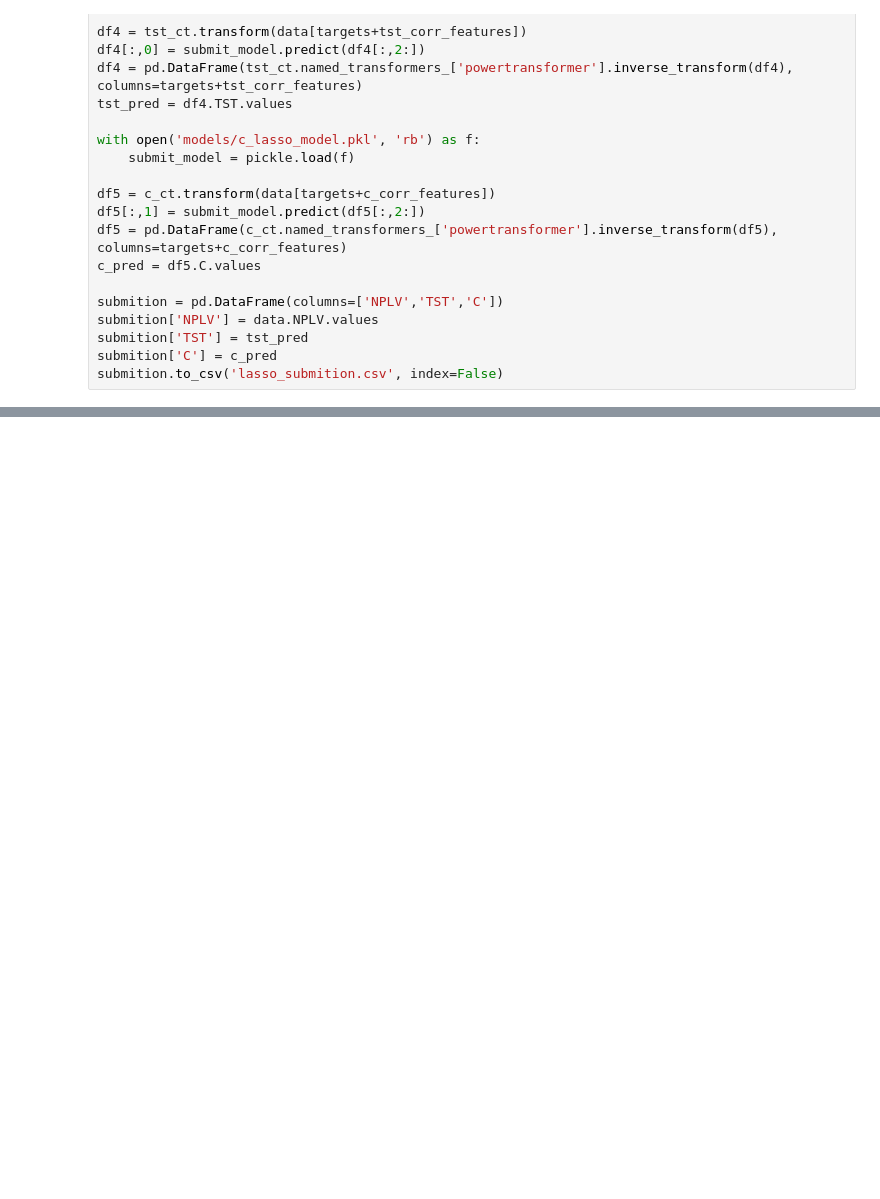
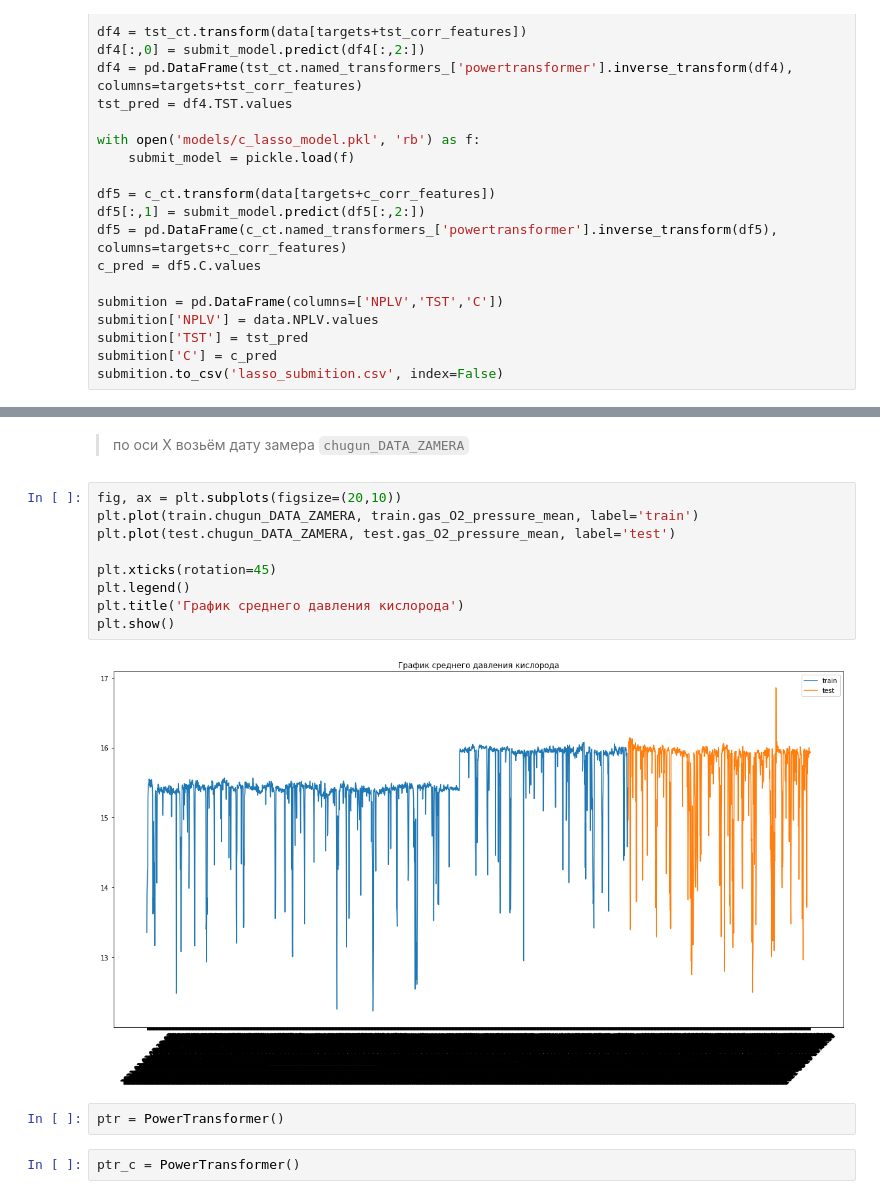
Before and after one commit to waico/evraz-hack, a Jupyter notebook: notebooks/LassoCV.ipynb, the cells around one changed output, grey strips where cells are left out. Drawn from its saved outputs; the diff is of its cells as text; blank space fills up the shorter version.

```diff
--- a/notebooks/LassoCV.ipynb
+++ b/notebooks/LassoCV.ipynb
@@ -578,0 +616,17 @@ submition.to_csv('lasso_submition.csv', index=False)
+# %% [markdown]
+> по оси Х возьём дату замера `chugun_DATA_ZAMERA`
+# %%
+fig, ax = plt.subplots(figsize=(20,10))
+plt.plot(train.chugun_DATA_ZAMERA, train.gas_O2_pressure_mean, label='train')
+plt.plot(test.chugun_DATA_ZAMERA, test.gas_O2_pressure_mean, label='test')
+
+plt.xticks(rotation=45)
+plt.legend()
+plt.title('График среднего давления кислорода')
+plt.show()
+# %% [output]
+[figure, added]
+# %%
+ptr = PowerTransformer()
+# %%
+ptr_c = PowerTransformer()
```
Also changed, not shown: parts of 15 cells of this notebook.
